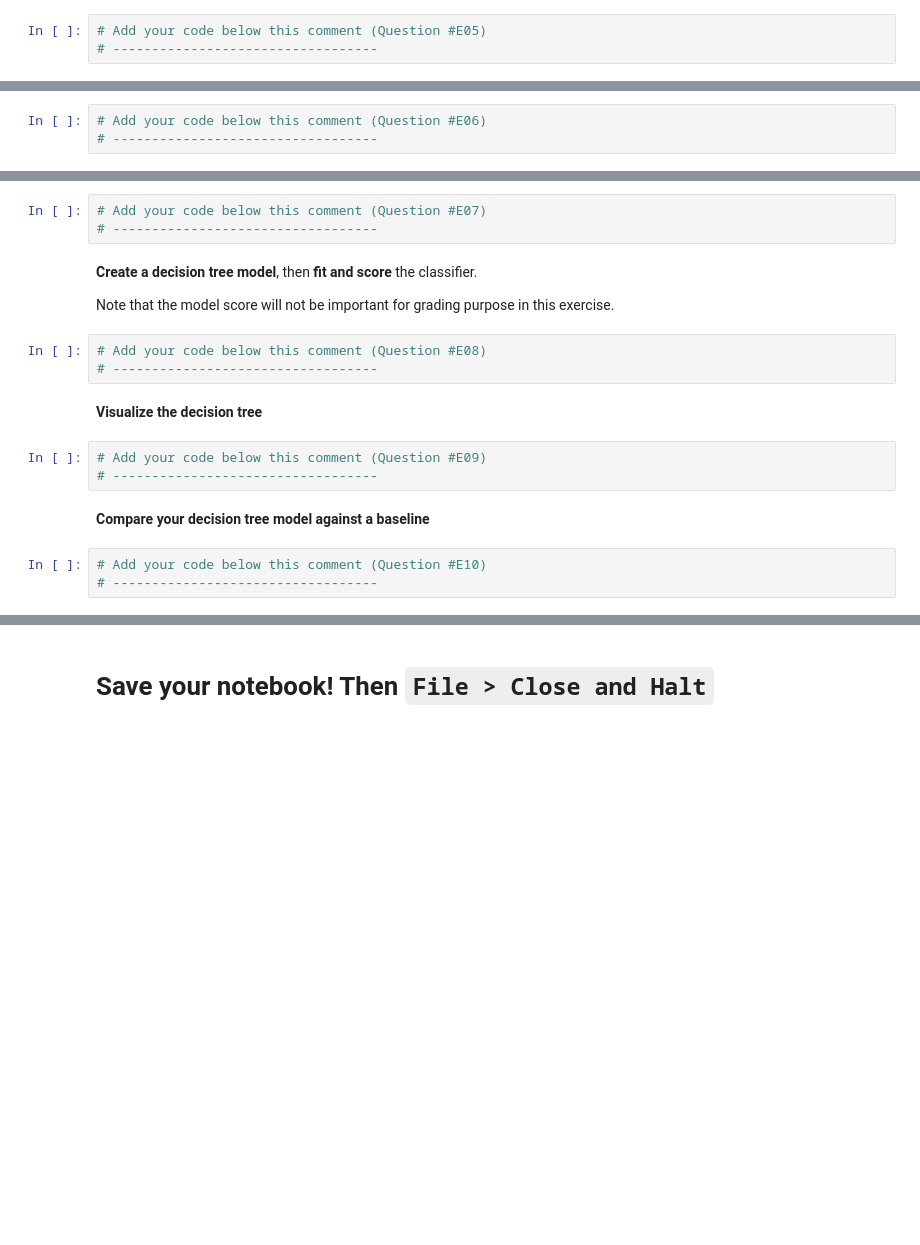
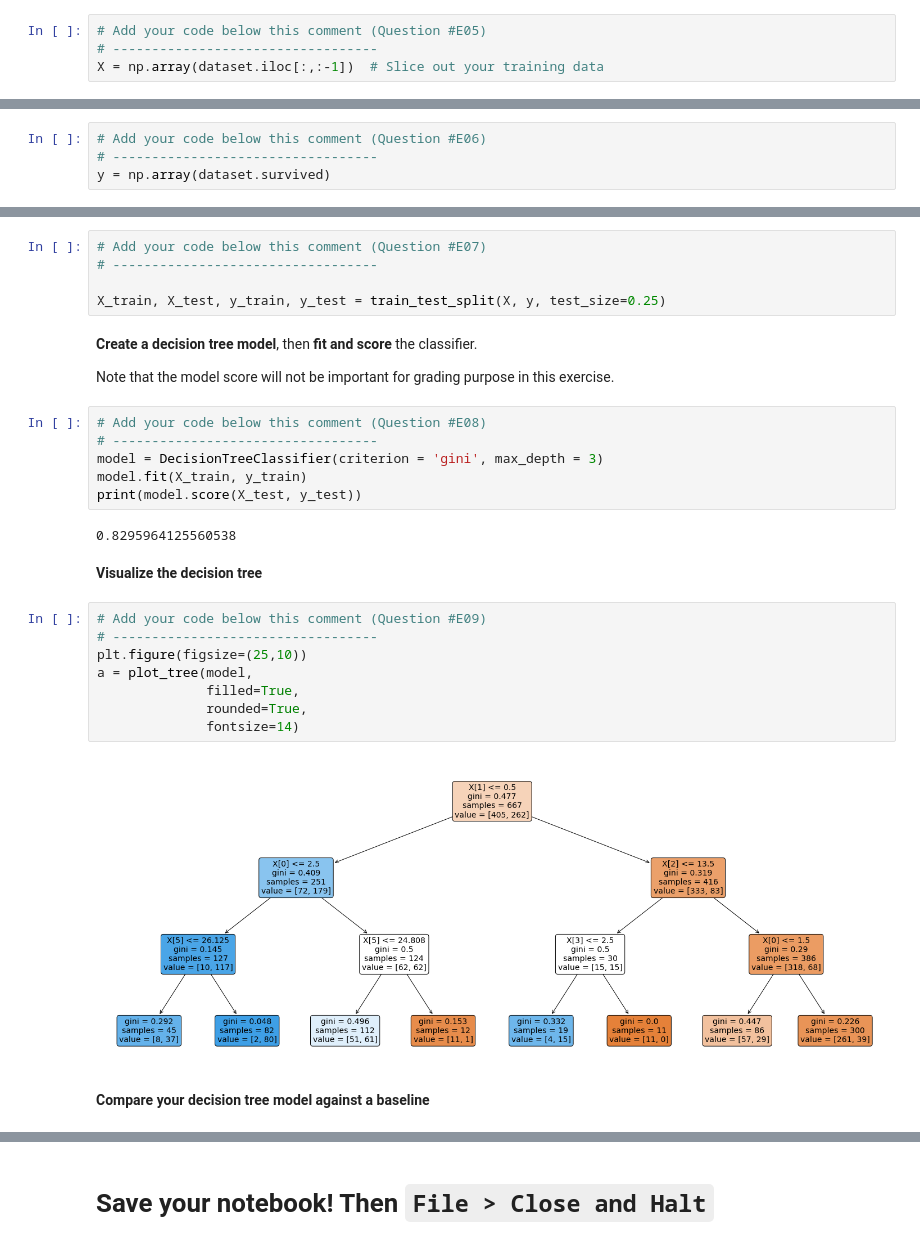
Before and after one commit to may96cc/sp22dsa8010, a Jupyter notebook: module1/exercises/TrainAndTest-DT.ipynb, the cells around one changed output, grey strips where cells are left out. Drawn from its saved outputs; the diff is of its cells as text; blank space fills up the shorter version.

```diff
--- a/module1/exercises/TrainAndTest-DT.ipynb
+++ b/module1/exercises/TrainAndTest-DT.ipynb
@@ -38,16 +78,20 @@ Print **number of rows**.
 # %%
 # Add your code below this comment (Question #E05)
 # ----------------------------------
+X = np.array(dataset.iloc[:,:-1])  # Slice out your training data
 # %% [markdown]
 **Store label column** (last column 'survived') to a new variable `y`.
 # %%
 # Add your code below this comment (Question #E06)
 # ----------------------------------
+y = np.array(dataset.survived)
 # %% [markdown]
 **Create training/test split** off of `X` and `y`. Test dataset ratio: 25%.
 # %%
 # Add your code below this comment (Question #E07)
 # ----------------------------------
+
+X_train, X_test, y_train, y_test = train_test_split(X, y, test_size=0.25)
 # %% [markdown]
 **Create a decision tree model**, then **fit and score** the classifier.
 
@@ -55,13 +99,22 @@ Note that the model score will not be important for grading purpose in this exer
 # %%
 # Add your code below this comment (Question #E08)
 # ----------------------------------
+model = DecisionTreeClassifier(criterion = 'gini', max_depth = 3)
+model.fit(X_train, y_train)
+print(model.score(X_test, y_test))
+# %% [output]
+0.8295964125560538
 # %% [markdown]
 **Visualize the decision  tree**
 # %%
 # Add your code below this comment (Question #E09)
 # ----------------------------------
+plt.figure(figsize=(25,10))
+a = plot_tree(model,
+              filled=True,
+              rounded=True,
+              fontsize=14)
+# %% [output]
+[figure, added]
 # %% [markdown]
 **Compare your decision tree model against a baseline**
-# %%
-# Add your code below this comment (Question #E10)
-# ----------------------------------
```
Also changed, not shown: parts of 6 cells of this notebook.
